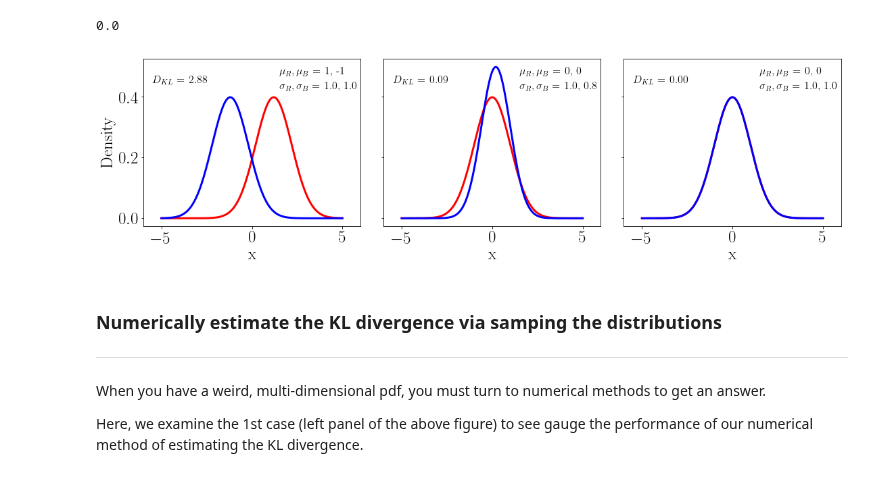
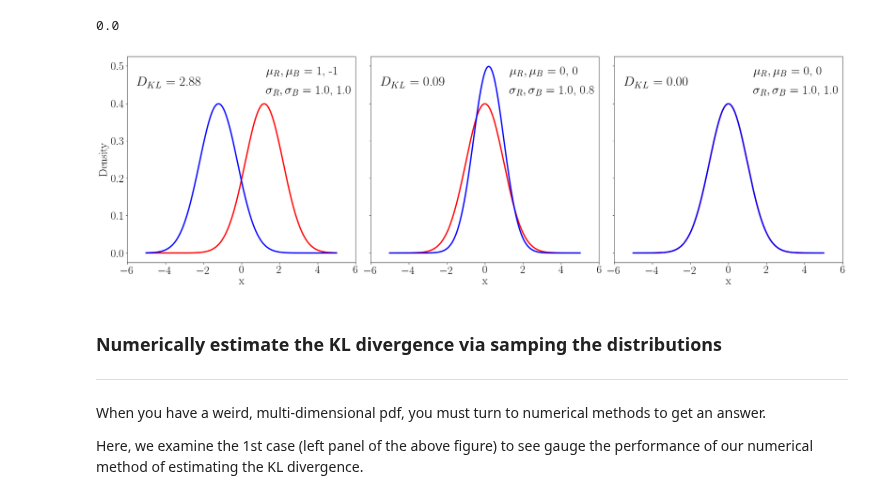
Before and after one commit to dflemin3/approxposterior, a Jupyter notebook: examples/Notebooks/KL_Divergence_Estimation.ipynb, the cells around one changed output. Drawn from its saved outputs; the diff is of its cells as text; code cells hidden in the pictures.

```diff
--- a/examples/Notebooks/KL_Divergence_Estimation.ipynb
+++ b/examples/Notebooks/KL_Divergence_Estimation.ipynb
@@ -62,43 +62,43 @@ print(kl_same)
 0.0
 # %%
 # Plot the distributions and the KL divergence!
-fig, axes = plt.subplots(ncols=3, figsize=(16,5), sharey=True)
+fig, axes = plt.subplots(ncols=3, figsize=(24,8), sharey=True)
 
 # Listify the quantities
 ps = [p_diff, p_close, p]
 qs = [q_diff, q_close, p]
 kls = [kl_diff, kl_close, kl_same]
 mus = [[1.2,-1.2], [0,0.2], [0,0]]
 sigs = [[1,1], [1,0.8], [1,1]]
 
 # Plot the data with annotations
 for ii in range(len(axes)):
     axes[ii].plot(x, ps[ii], 'r-', lw=3)
     axes[ii].plot(x, qs[ii], 'b-', lw=3)
 
     # Add KL Divergence
     axes[ii].text(-5.5, 0.45, "$D_{KL}$ = %.2lf" % kls[ii],
-              ha="left", va="center", size=16, color="k",
+              ha="left", va="center", size=30, color="k",
               bbox=dict(boxstyle="square", fc="w", ec="none"))
 
     # Add Gaussian Parameters
-    axes[ii].text(1.5, 0.48, "$\mu_R, \mu_B$ = %.0lf, %.0lf" % (mus[ii][0],mus[ii][1]),
-              ha="left", va="center", size=16, color="k",
+    axes[ii].text(1.3, 0.48, "$\mu_R, \mu_B$ = %.0lf, %.0lf" % (mus[ii][0],mus[ii][1]),
+              ha="left", va="center", size=28, color="k",
               bbox=dict(boxstyle="square", fc="w", ec="none"))
-    axes[ii].text(1.5, 0.43, "$\sigma_R, \sigma_B$ = %.1lf, %.1lf" % (sigs[ii][0],sigs[ii][1]),
-              ha="left", va="center", size=16, color="k",
+    axes[ii].text(1.3, 0.43, "$\sigma_R, \sigma_B$ = %.1lf, %.1lf" % (sigs[ii][0],sigs[ii][1]),
+              ha="left", va="center", size=28, color="k",
               bbox=dict(boxstyle="square", fc="w", ec="none"))
 
 # Format all axes
 axes[0].set_ylabel("Density")
 for ax in axes:
     ax.set_xlabel("x")
 
     ax.set_ylim(-0.025,0.525)
     ax.set_xlim(-6,6)
 fig.tight_layout()
 # %% [output]
-[figure, old version]
+[figure, new version]
 # %% [markdown]
 ### Numerically estimate the KL divergence via samping the distributions
 
```
Also changed, not shown: parts of 1 cell of this notebook.
